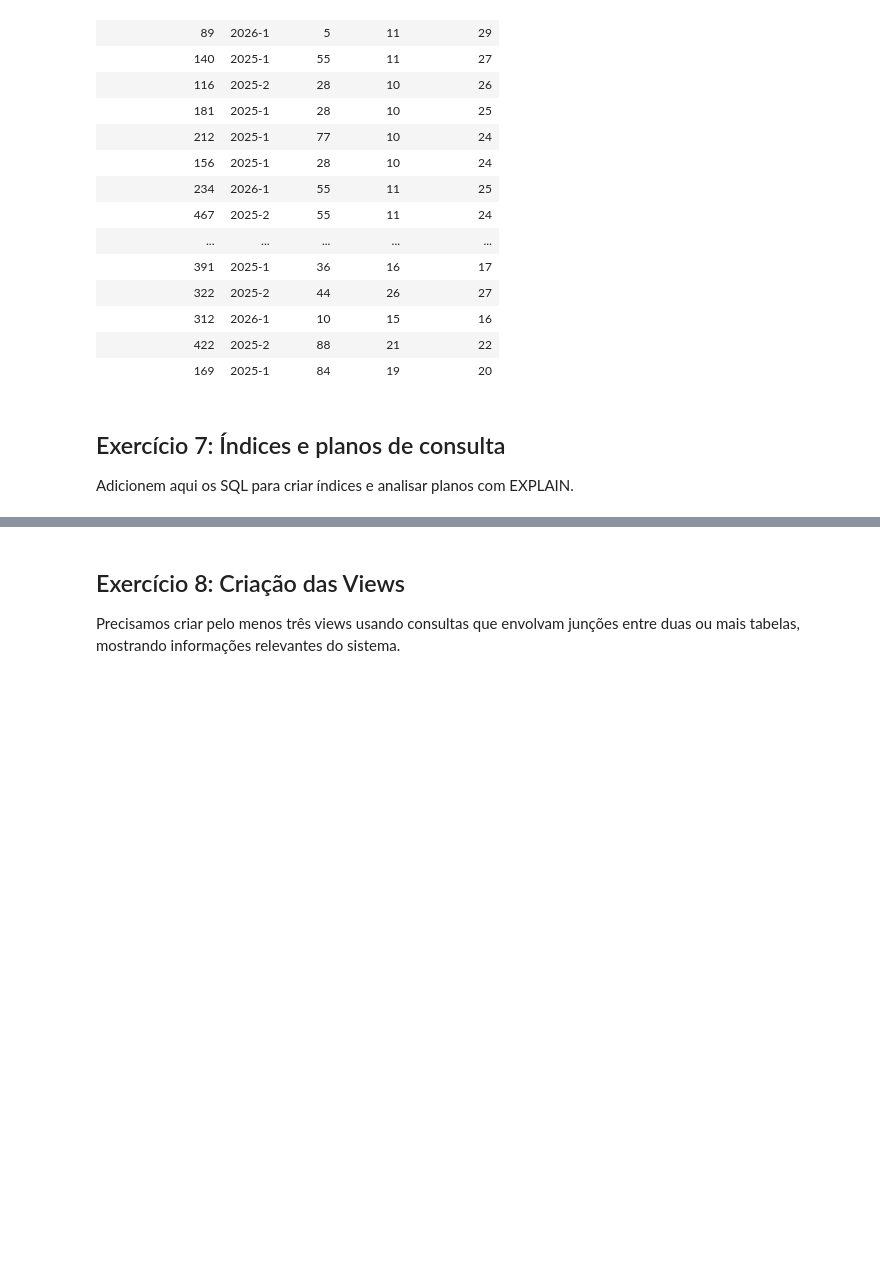
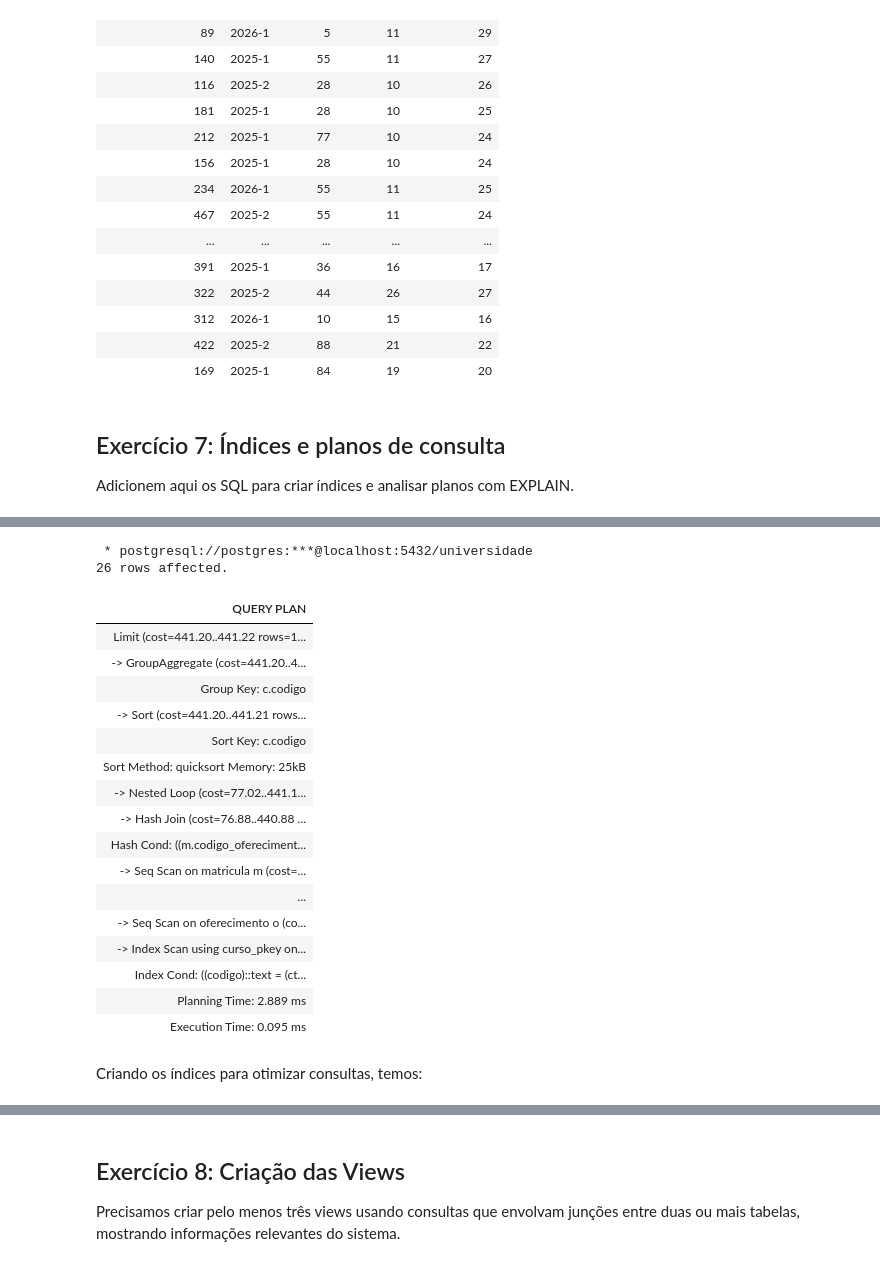
Before and after one commit to EnzoTM/TrabalhoFinalBD, a Jupyter notebook: trabalho_final_bd.ipynb, the cells around one changed output, grey strips where cells are left out. Saved outputs shown, nothing was run; the diff lists cells and outputs as text; code cells hidden in the pictures; blank space fills up the shorter version.

```diff
--- a/trabalho_final_bd.ipynb
+++ b/trabalho_final_bd.ipynb
@@ -877,0 +906,35 @@ Adicionem aqui os SQL para criar índices e analisar planos com EXPLAIN.
+# %%
+%%sql
+-- CONSULTA 3: Consulta complexa de bolsas por curso (usa JOIN em CursoTemDisciplina)
+EXPLAIN ANALYZE
+SELECT c.codigo, c.nome, COUNT(mb.id_bolsa) as total_bolsas
+FROM Curso c
+JOIN CursoTemDisciplina ctd ON ctd.codigoCurso = c.codigo
+JOIN Oferecimento o ON o.codigo = ctd.codigoDisciplina
+JOIN Matricula m ON m.codigo_oferecimento = o.codigo_oferecimento
+JOIN MatriculaTemBolsa mb ON (mb.nomeAluno, mb.sobrenomeAluno, mb.telefoneAluno, mb.codigo_oferecimento)
+    = (m.nomeAluno, m.sobrenomeAluno, m.telefoneAluno, m.codigo_oferecimento)
+GROUP BY c.codigo, c.nome
+LIMIT 10;
+# %% [output]
+ * postgresql://postgres:***@localhost:5432/universidade
+26 rows affected.
+| QUERY PLAN |
+| Limit (cost=441.20..441.22 rows=1... |
+| -> GroupAggregate (cost=441.20..4... |
+| Group Key: c.codigo |
+| -> Sort (cost=441.20..441.21 rows... |
+| Sort Key: c.codigo |
+| Sort Method: quicksort Memory: 25kB |
+| -> Nested Loop (cost=77.02..441.1... |
+| -> Hash Join (cost=76.88..440.88 ... |
+| Hash Cond: ((m.codigo_ofereciment... |
+| -> Seq Scan on matricula m (cost=... |
+| ... |
+| -> Seq Scan on oferecimento o (co... |
+| -> Index Scan using curso_pkey on... |
+| Index Cond: ((codigo)::text = (ct... |
+| Planning Time: 2.889 ms |
+| Execution Time: 0.095 ms |
+# %% [markdown]
+Criando os índices para otimizar consultas, temos:
```
Also changed, not shown: parts of 16 cells of this notebook.
